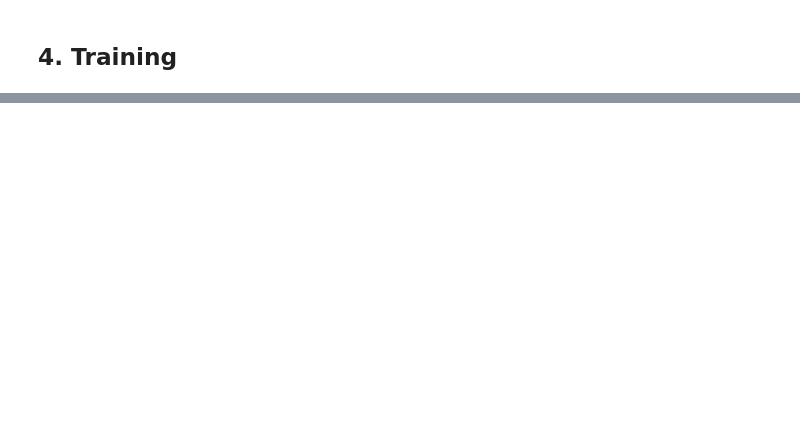
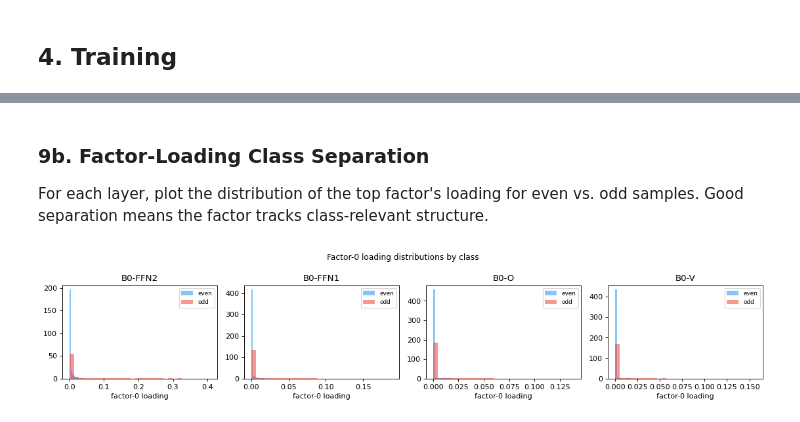
Before and after one commit to JohannesBertram/Factor_Trace, a Jupyter notebook: notebooks/05_transformer_trace.ipynb, the cells around one changed output, grey strips where cells are left out. Cells and saved outputs as stored; diff of their text form; code cells hidden in the pictures; blank space fills up the shorter version.

```diff
--- a/notebooks/05_transformer_trace.ipynb
+++ b/notebooks/05_transformer_trace.ipynb
@@ -874,0 +465,24 @@ for name, fo, fu in zip(FFN_NAMES, aucs_fo, aucs_fu):
+# %% [markdown]
+### 9b. Factor-Loading Class Separation
+
+For each layer, plot the distribution of the top factor's loading for even vs. odd samples.
+Good separation means the factor tracks class-relevant structure.
+# %%
+fig, axes = plt.subplots(1, len(trace), figsize=(3.5 * len(trace), 3.0))
+if len(trace) == 1:
+    axes = [axes]
+
+for ax, r in zip(axes, trace):
+    coefs = r['img_factors'][:, 0]
+    for cl, color, name in zip([0, 1], ['#2196F3', '#F44336'], ['even', 'odd']):
+        ax.hist(coefs[all_targets == cl], bins=30, alpha=0.55, density=True,
+                color=color, label=name)
+    ax.set(title=r['layer_name'], xlabel='factor-0 loading')
+    ax.legend(fontsize=8)
+
+fig.suptitle('Factor-0 loading distributions by class', fontsize=11)
+plt.tight_layout()
+fig.savefig(os.path.join(FIG_DIR, 'factor_loading_dist.png'), dpi=120, bbox_inches='tight')
+plt.show()
+# %% [output]
+[figure, added]
```
Also changed, not shown: parts of 48 cells of this notebook, 6 other files.
